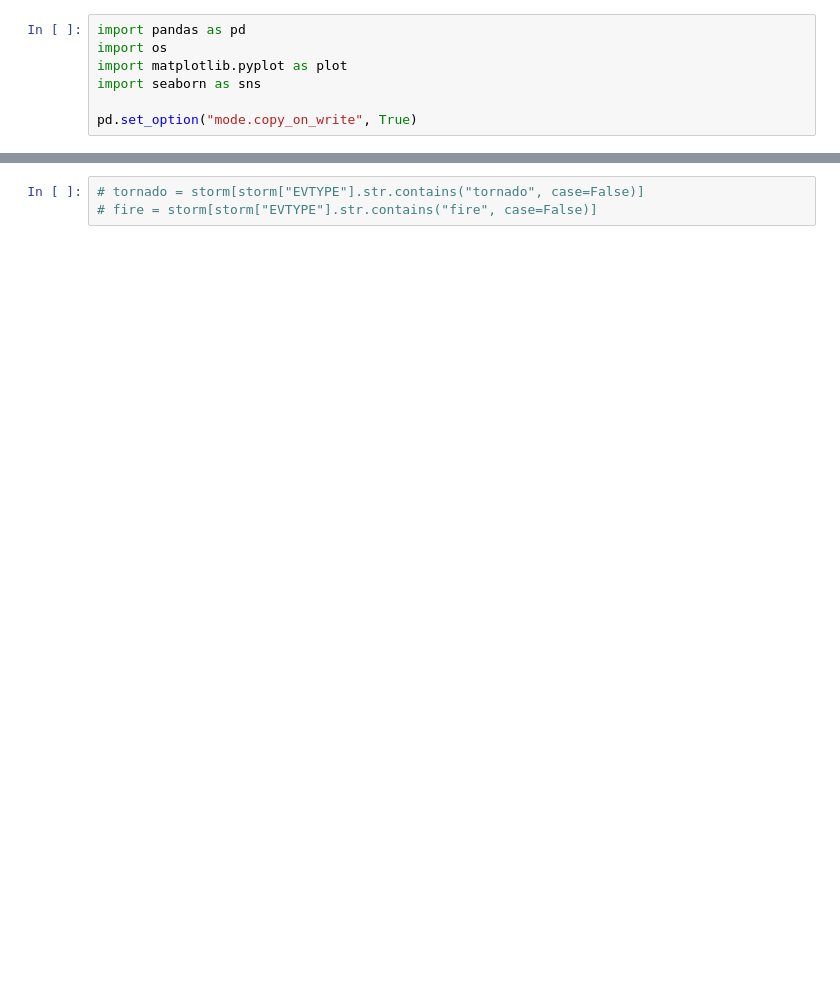
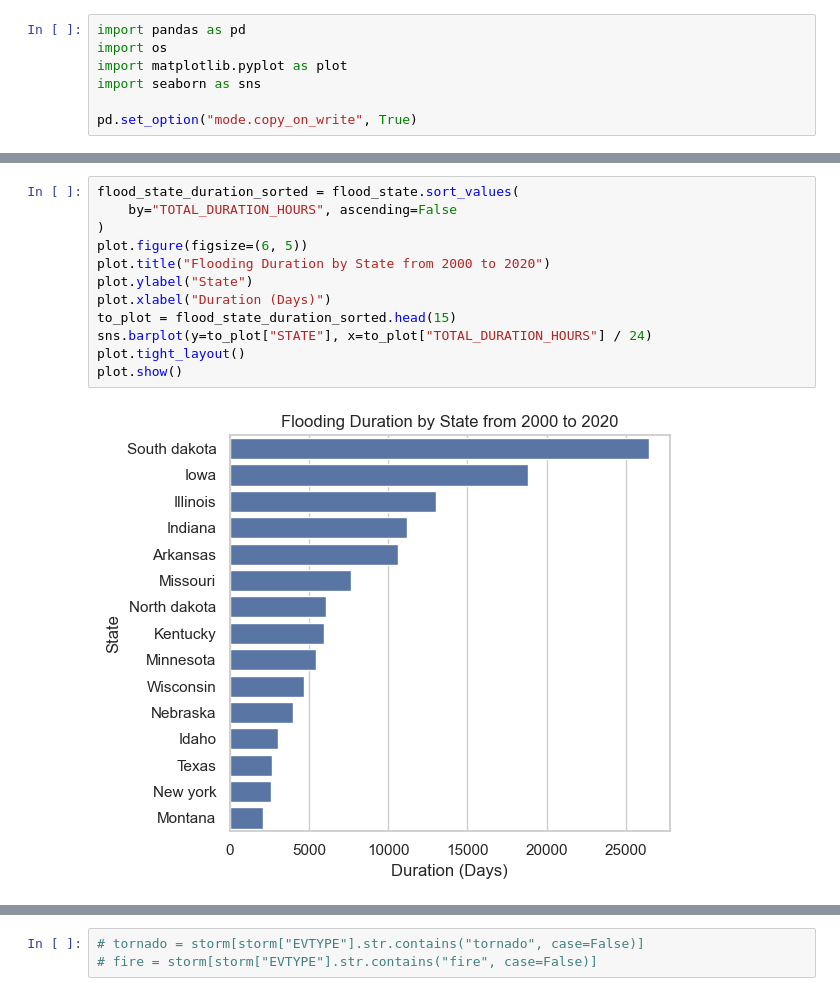
Before and after one commit to Ramil-cyber/Capstone_Citizensbank_climate-risk_insurance-exposure_monitoring, a Jupyter notebook: 03_code/data_exploration/fema_storm_data_v1.ipynb, the cells around one changed output, grey strips where cells are left out. Saved outputs shown, nothing was run; the diff lists cells and outputs as text; blank space fills up the shorter version.

```diff
--- a/03_code/data_exploration/fema_storm_data_v1.ipynb
+++ b/03_code/data_exploration/fema_storm_data_v1.ipynb
@@ -142 +301,15 @@ plot.show()
+# %%
+flood_state_duration_sorted = flood_state.sort_values(
+    by="TOTAL_DURATION_HOURS", ascending=False
+)
+plot.figure(figsize=(6, 5))
+plot.title("Flooding Duration by State from 2000 to 2020")
+plot.ylabel("State")
+plot.xlabel("Duration (Days)")
+to_plot = flood_state_duration_sorted.head(15)
+sns.barplot(y=to_plot["STATE"], x=to_plot["TOTAL_DURATION_HOURS"] / 24)
+plot.tight_layout()
+plot.show()
+# %% [output]
+[figure, added]
 # %%
```
Also changed, not shown: parts of 17 cells of this notebook, 3 other files.
